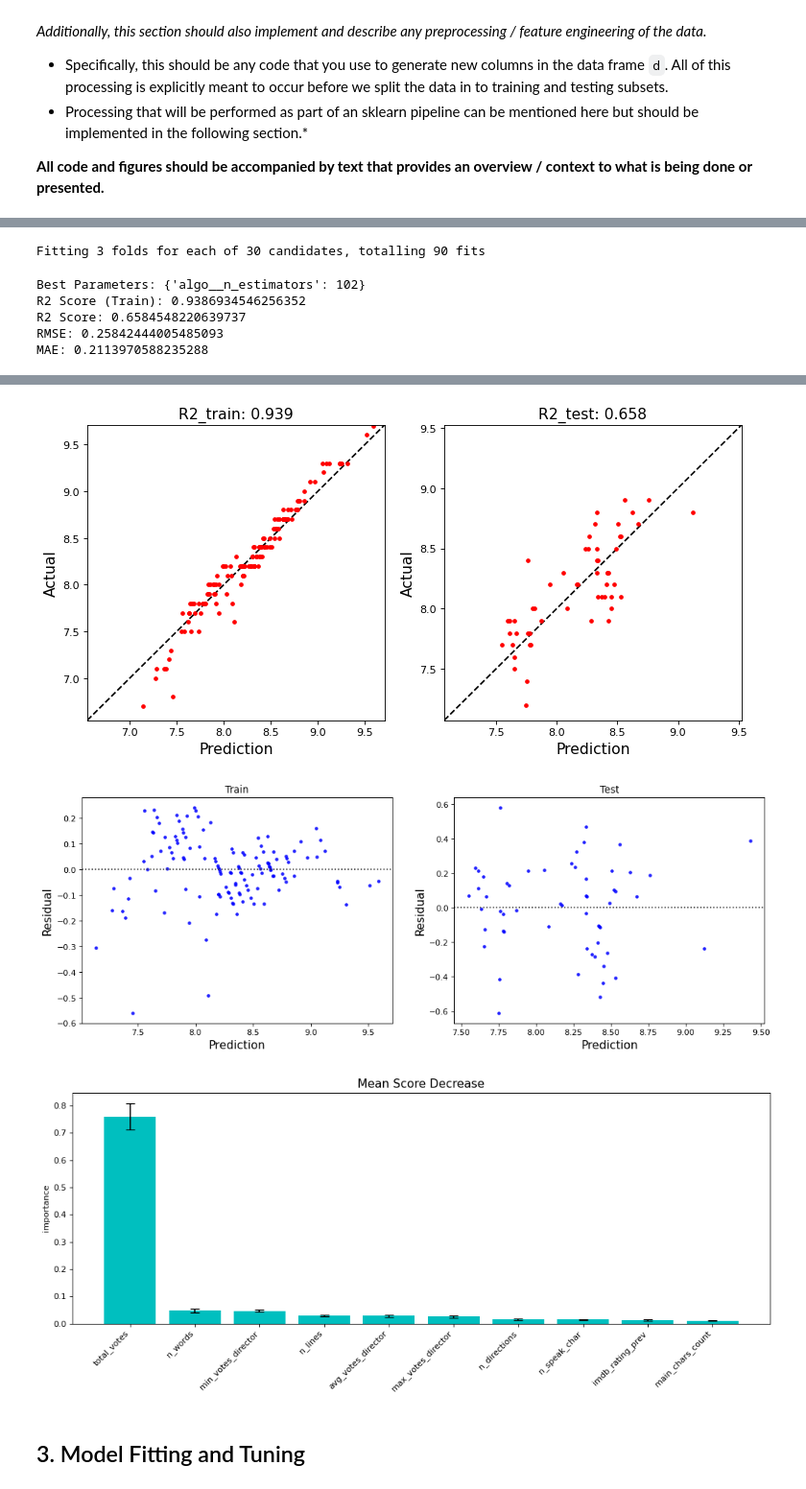
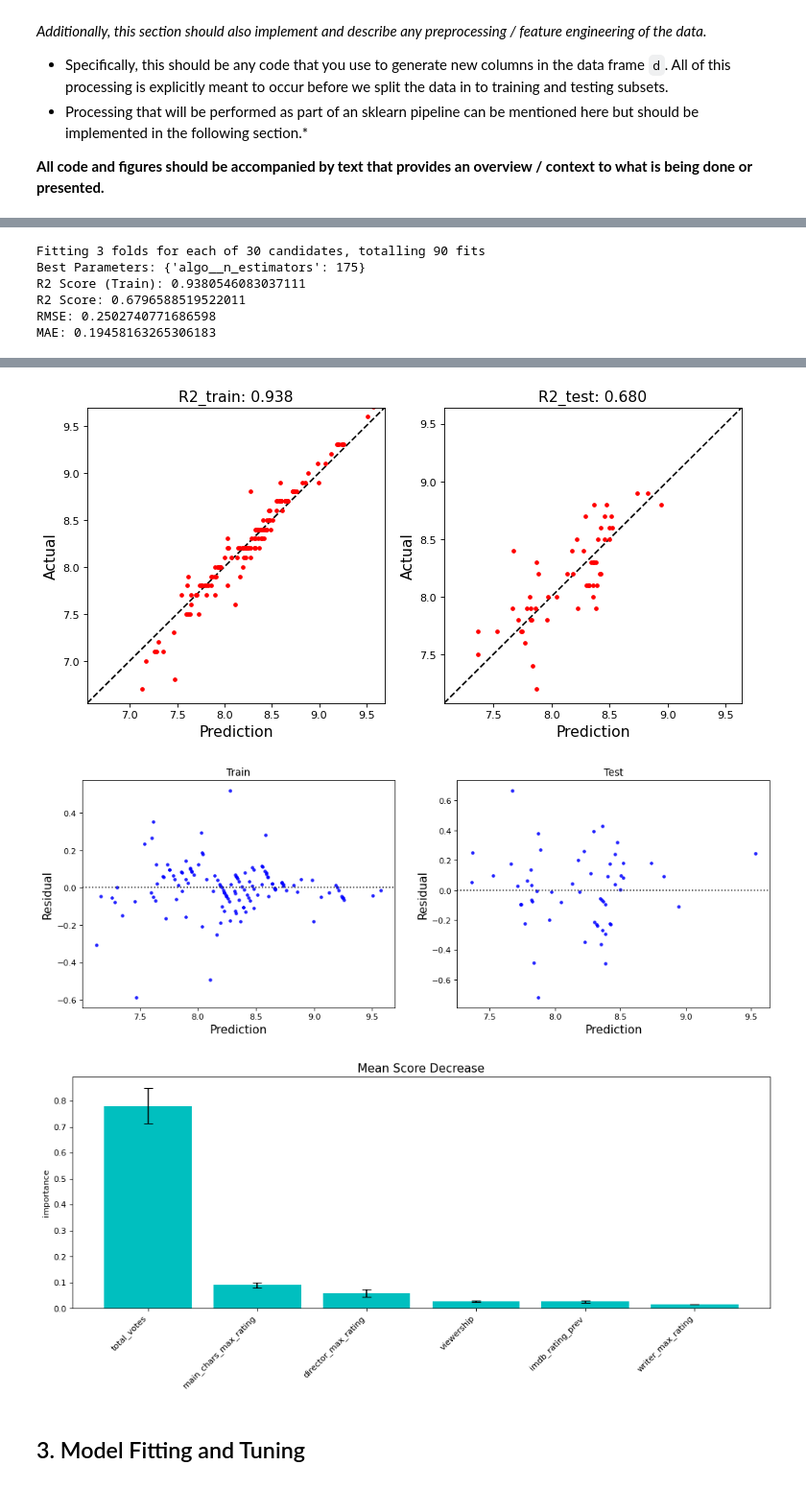
Before and after one commit to monicasteph97/mlp-proj1, a Jupyter notebook: project1.ipynb, the cells around one changed output, grey strips where cells are left out. Shown at 96% size. Drawn from its saved outputs; the diff is of its cells as text; code cells hidden in the pictures.

```diff
--- a/project1.ipynb
+++ b/project1.ipynb
@@ -47,4 +47,4 @@ pd.options.display.max_columns = 200
 # %%
 # Load data
 data = pd.read_csv('the_office.csv')
-df_guest_star = pd.read_csv('guest_duration_office.csv')
+data_guest_star = pd.read_csv('guest_duration_office.csv')
@@ -157,0 +416,7 @@ def data_preparation(data, df_guest_star):
+# %%
+# Merge data based on season and episode_name
+if len(data_cleaned) != len(data_guest_star_cleaned):
+    raise KeyError('The length of the dataframes are not equal.')
+else:
+    df = data_cleaned.merge(data_guest_star_cleaned, how='left', on=['season', 'episode_name'])
+    df = df.drop(columns=['season', 'episode'])
@@ -184,7 +515,7 @@ def preprocess(num_cols, cat_cols):
     """
 
     preprocessor = ColumnTransformer([
-    ('numeric', num_pipe(scaling='standard', transform='yeo-johnson', impute='knn'),
+    ('numeric', num_pipe(scaling='standard', transform='yeo-johnson', impute='mean'),
      num_cols),
     ('categoric', cat_pipe(encoder='onehot'),
      cat_cols)
@@ -296,19 +663,26 @@ def feature_importance(model, X_train, y_train):
+# %%
+lol = df[['imdb_rating', 'total_votes', 'viewership',
+            'writer_max_rating',
+            'director_max_rating',
+            'main_chars_max_rating',
+            'imdb_rating_prev']].copy()
 # %%
-num_cols = ['total_votes', 'n_lines', 'n_directions', 'n_words', 'n_speak_char', 'ep_count_director',
-            'writer_count', 'main_chars_count', 'imdb_rating_prev', 'avg_votes_director', 'min_votes_director',
-            'max_votes_director']
+num_cols = ['total_votes', 'viewership',
+            'writer_max_rating',
+            'director_max_rating',
+            'main_chars_max_rating',
+            'imdb_rating_prev']
 cat_cols = []
 
-df = data_preparation(data, df_guest_star)
 pipeline = preprocess(num_cols, cat_cols)
-X_train, X_test, y_train, y_test = split(df)
+X_train, X_test, y_train, y_test = split(lol)
 best_estimator = hyperparameter_tuning(pipeline, X_train, X_test, y_train, y_test)
 df_feature = feature_importance(best_estimator, X_train, y_train)
 # %% [output]
 Fitting 3 folds for each of 30 candidates, totalling 90 fits
+Best Parameters: {'algo__n_estimators': 175}
+R2 Score (Train): 0.9380546083037111
+R2 Score: 0.6796588519522011
+RMSE: 0.2502740771686598
+MAE: 0.19458163265306183
-Best Parameters: {'algo__n_estimators': 102}
-R2 Score (Train): 0.9386934546256352
-R2 Score: 0.6584548220639737
-RMSE: 0.25842444005485093
-MAE: 0.2113970588235288
 |  | feature | importance |
@@ -325,3 +695,3 @@ MAE: 0.2113970588235288
-[figure, old version]
+[figure, new version]
-[figure, old version]
+[figure, new version]
-[figure, old version]
+[figure, new version]
```
Also changed, not shown: parts of 24 cells of this notebook, 2 other files.
